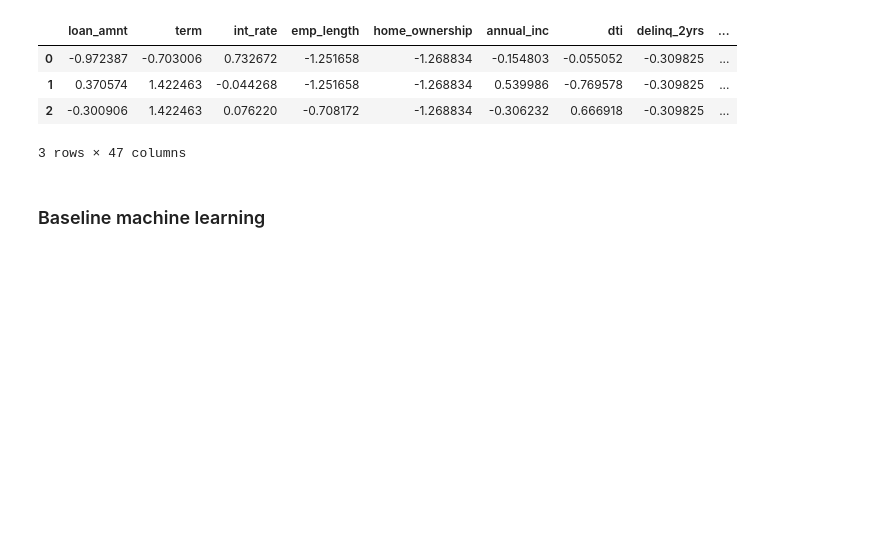
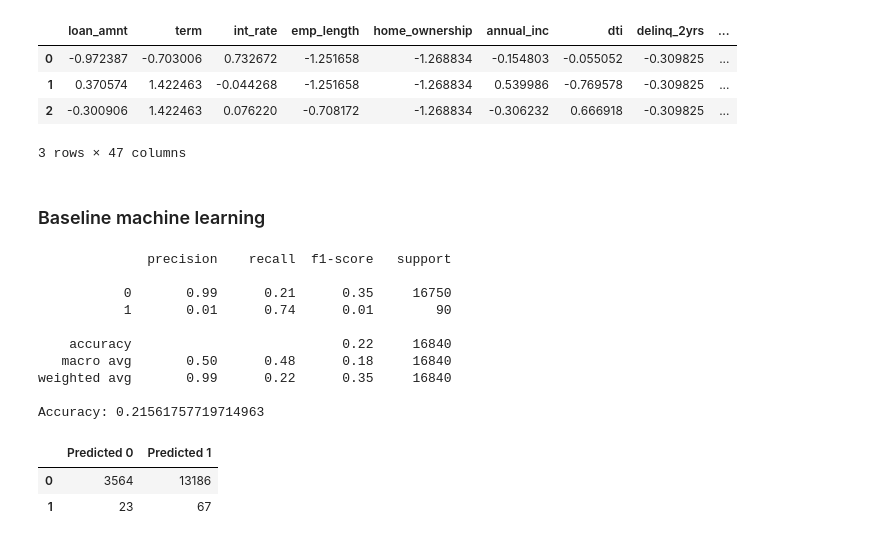
Before and after one commit to tri-bui/sandbox-ml, a Jupyter notebook: lt-credit-risk/credit_risk.ipynb, the cells around one changed output. Cells and saved outputs as stored; diff of their text form; code cells hidden in the pictures; blank space fills up the shorter version.

Commit message:
Add baseline logistic regression to credit_risk.ipynb

```diff
--- a/lt-credit-risk/credit_risk.ipynb
+++ b/lt-credit-risk/credit_risk.ipynb
@@ -339,3 +339,27 @@ X_train_scaled.head(3)
 3 rows × 47 columns
 # %% [markdown]
 ### Baseline machine learning
+# %%
+# Logistic regression
+lr = LogisticRegression(random_state=42)
+lr.fit(X_train_scaled, y_train)
+
+# Evaluate model
+lr_val_pred = lr.predict(X_val)
+print(classification_report(y_val, lr_val_pred))
+print('Accuracy:', accuracy_score(y_val, lr_val_pred))
+pd.DataFrame(confusion_matrix(y_val, lr_val_pred), index=['0', '1'], columns=['Predicted 0', 'Predicted 1'])
+# %% [output]
+              precision    recall  f1-score   support
+
+           0       0.99      0.21      0.35     16750
+           1       0.01      0.74      0.01        90
+
+    accuracy                           0.22     16840
+   macro avg       0.50      0.48      0.18     16840
+weighted avg       0.99      0.22      0.35     16840
+
+Accuracy: 0.21561757719714963
+|  | Predicted 0 | Predicted 1 |
+| 0 | 3564 | 13186 |
+| 1 | 23 | 67 |
```
Also changed, not shown: parts of 1 cell of this notebook.
